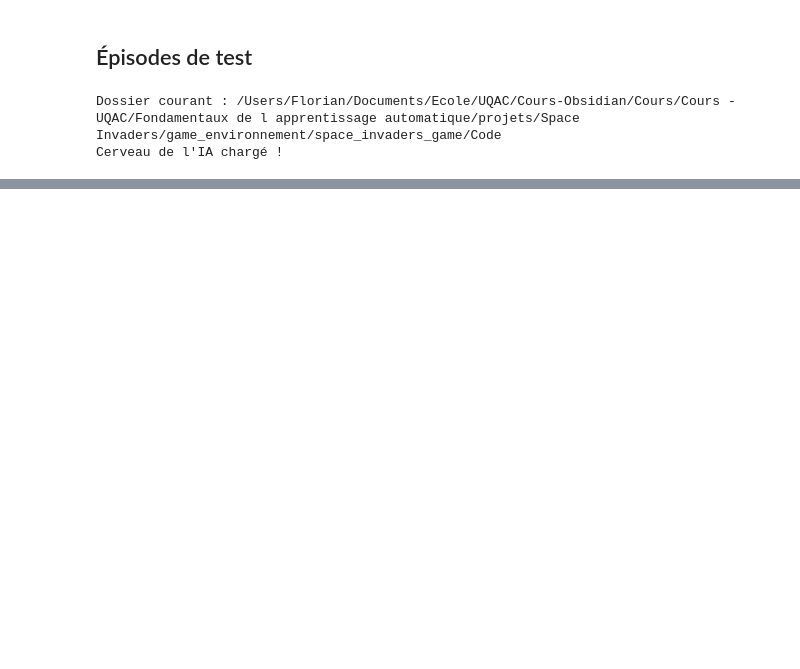
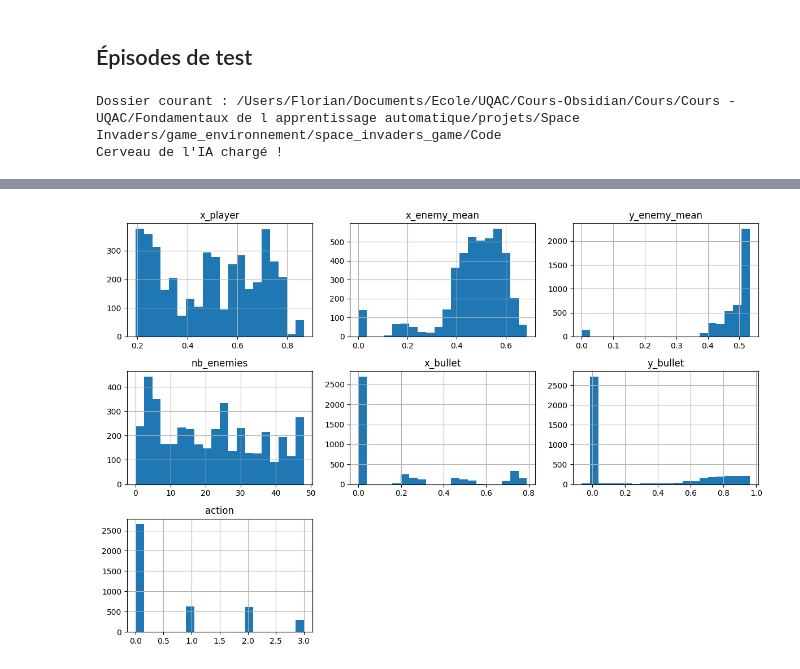
Before and after one commit to Coaraa/space-invaders-ia, a Jupyter notebook: train_dqn.ipynb, the cells around one changed output, grey strips where cells are left out. Drawn from its saved outputs; the diff is of its cells as text; code cells hidden in the pictures; blank space fills up the shorter version.

Commit message:
dataset

```diff
--- a/train_dqn.ipynb
+++ b/train_dqn.ipynb
@@ -195 +187,5 @@ Survie Moyenne      : 1007.9 steps
 [figure]
+# %%
+import pandas as pd
+
+df = pd.read_csv("dataset.csv")
@@ -195,0 +204,6 @@ Survie Moyenne      : 1007.9 steps
+# %%
+df.hist(bins=20, figsize=(12,8))
+plt.tight_layout()
+plt.show()
+# %% [output]
+[figure, added]
```
Also changed, not shown: parts of 8 cells of this notebook, 3 other files.
